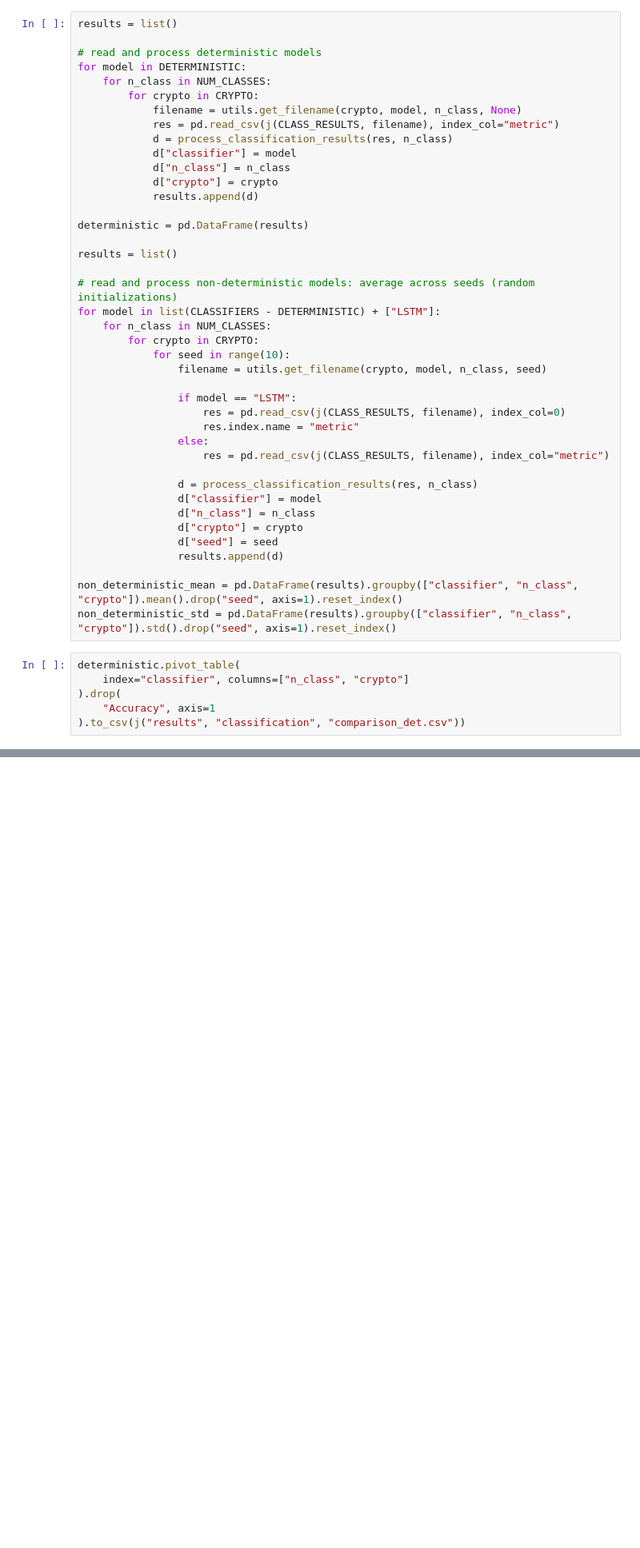
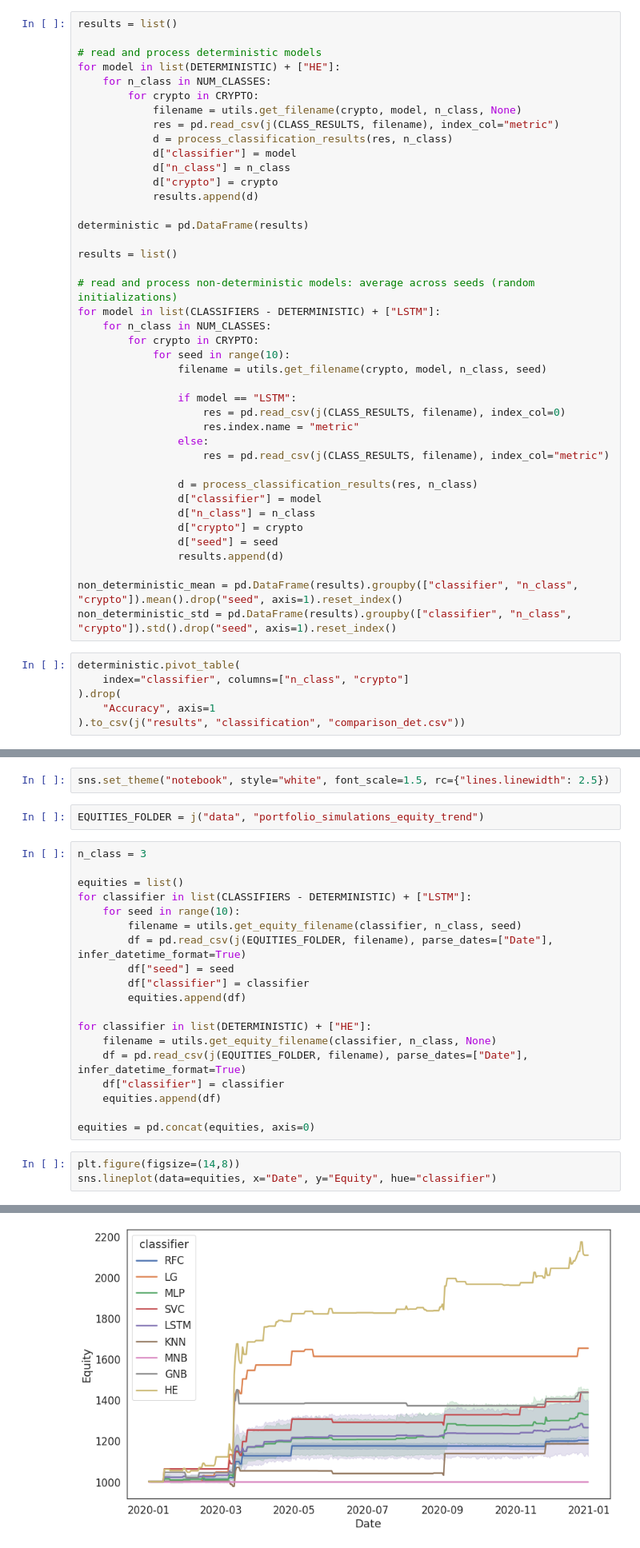
Before and after one commit to GPEBellocca/Momentum-crypto-trading, a Jupyter notebook: CTS/collect_results.ipynb, the cells around one changed output, grey strips where cells are left out. Shown at 80% size. Cells and saved outputs as stored; diff of their text form; blank space fills up the shorter version.

Commit message:
Add notebook to collect results and plot equities.

```diff
--- a/CTS/collect_results.ipynb
+++ b/CTS/collect_results.ipynb
@@ -50,7 +54,7 @@ def process_classification_results(data, num_classes):
 results = list()
 
 # read and process deterministic models
-for model in DETERMINISTIC:
+for model in list(DETERMINISTIC) + ["HE"]:
     for n_class in NUM_CLASSES:
         for crypto in CRYPTO:
             filename = utils.get_filename(crypto, model, n_class, None)
@@ -107,0 +117,27 @@ non_deterministic_std.pivot_table(
+# %%
+sns.set_theme("notebook", style="white", font_scale=1.5, rc={"lines.linewidth": 2.5})
+# %%
+EQUITIES_FOLDER = j("data", "portfolio_simulations_equity_trend")
+# %%
+n_class = 3
+
+equities = list()
+for classifier in list(CLASSIFIERS - DETERMINISTIC) + ["LSTM"]:
+    for seed in range(10):
+        filename = utils.get_equity_filename(classifier, n_class, seed)
+        df = pd.read_csv(j(EQUITIES_FOLDER, filename), parse_dates=["Date"], infer_datetime_format=True)
+        df["seed"] = seed
+        df["classifier"] = classifier
+        equities.append(df)
+
+for classifier in list(DETERMINISTIC) + ["HE"]:
+    filename = utils.get_equity_filename(classifier, n_class, None)
+    df = pd.read_csv(j(EQUITIES_FOLDER, filename), parse_dates=["Date"], infer_datetime_format=True)
+    df["classifier"] = classifier
+    equities.append(df)
+
+equities = pd.concat(equities, axis=0)
+# %%
+plt.figure(figsize=(14,8))
+sns.lineplot(data=equities, x="Date", y="Equity", hue="classifier")
+# %% [output]
@@ -107,0 +145 @@ non_deterministic_std.pivot_table(
+[figure, added]
```
Also changed, not shown: parts of 11 cells of this notebook, 1 other file.
